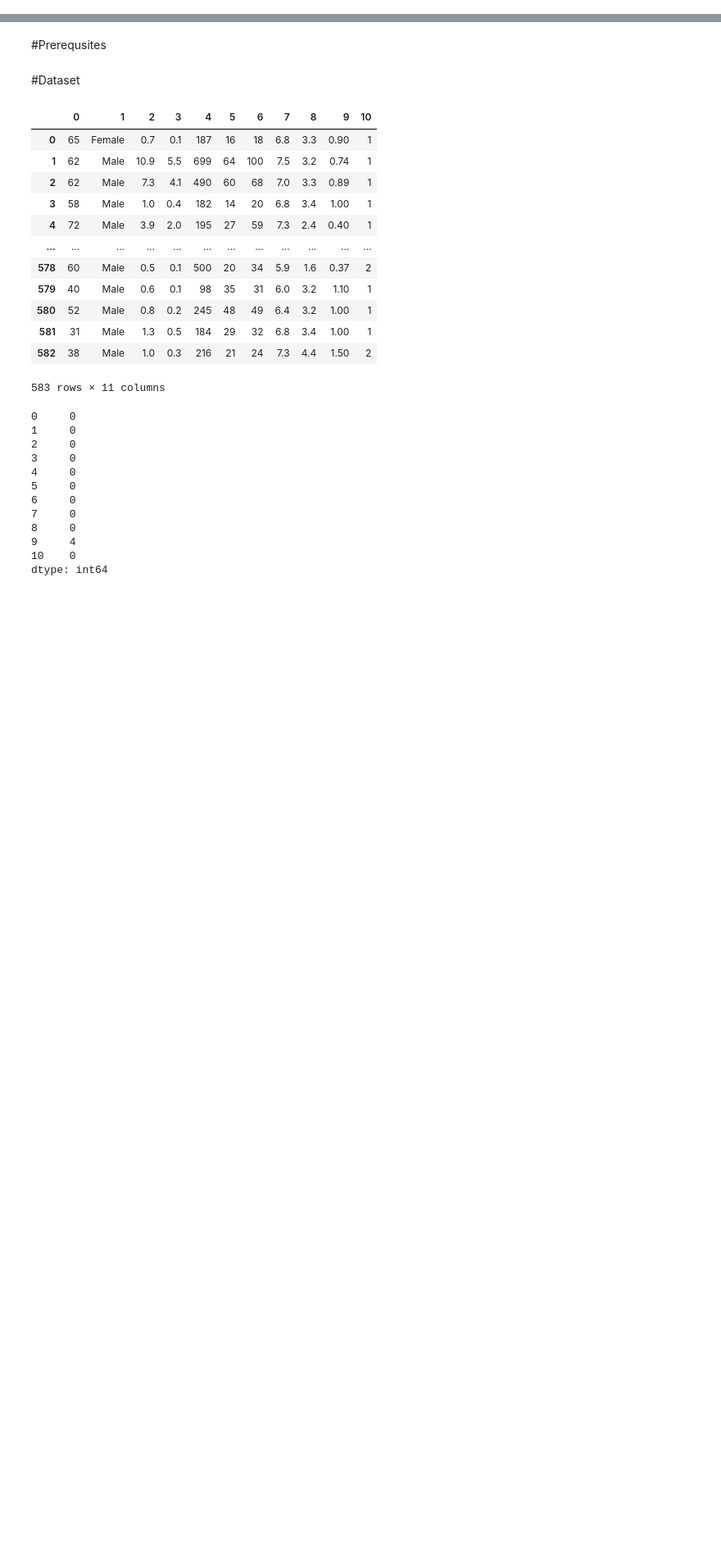
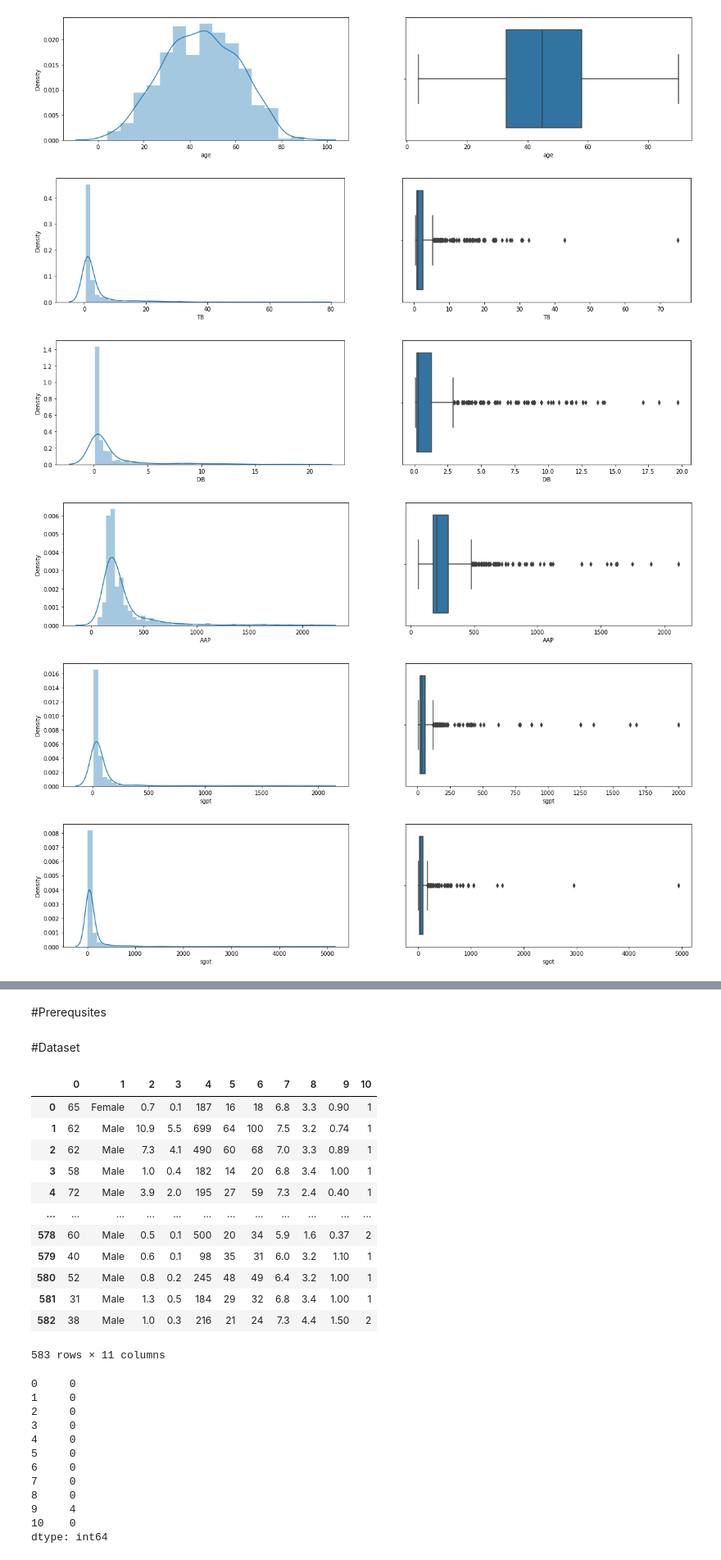
Before and after one commit to MugoChege/Liver-and-Tweets, a Jupyter notebook: Liver.ipynb, the cells around one changed output, grey strips where cells are left out. Shown at 82% size. Saved outputs shown, nothing was run; the diff lists cells and outputs as text; code cells hidden in the pictures; blank space fills up the shorter version.

```diff
--- a/Liver.ipynb
+++ b/Liver.ipynb
@@ -0,0 +33,4 @@
+# %%
+data = pd.read_csv('/content/Indian Liver Patient Dataset (ILPD).csv', header=None)
+# %%
+data.columns = ['age','gender','TB', 'DB' , 'AAP' , 'sgpt' , 'sgot' , 'TP' , 'ALB' , 'AG' , 'selector']
@@ -0,0 +170,2 @@
+# %%
+data = data.dropna()
@@ -0,0 +189,16 @@
+# %%
+numeric = data.drop(['selector', 'gender'], axis=1)
+columns = list(numeric.columns)
+for column in columns:
+  plo = plt.figure(figsize=(20,4))
+  plo.add_subplot(1,2,1)
+  sns.distplot(data[column])
+  plo.add_subplot(1,2,2)
+  sns.boxplot(data[column])
+# %% [output]
+[figure, added]
+[figure, added]
+[figure, added]
+[figure, added]
+[figure, added]
+[figure, added]
```
Also changed, not shown: parts of 231 cells of this notebook.
